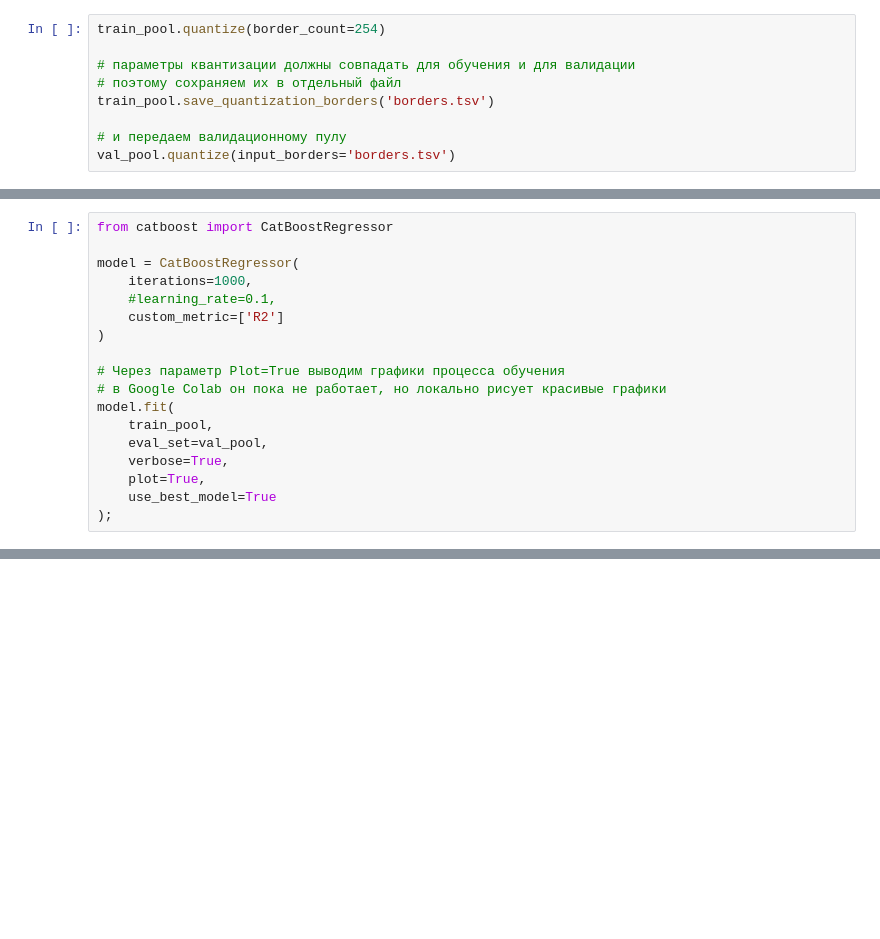
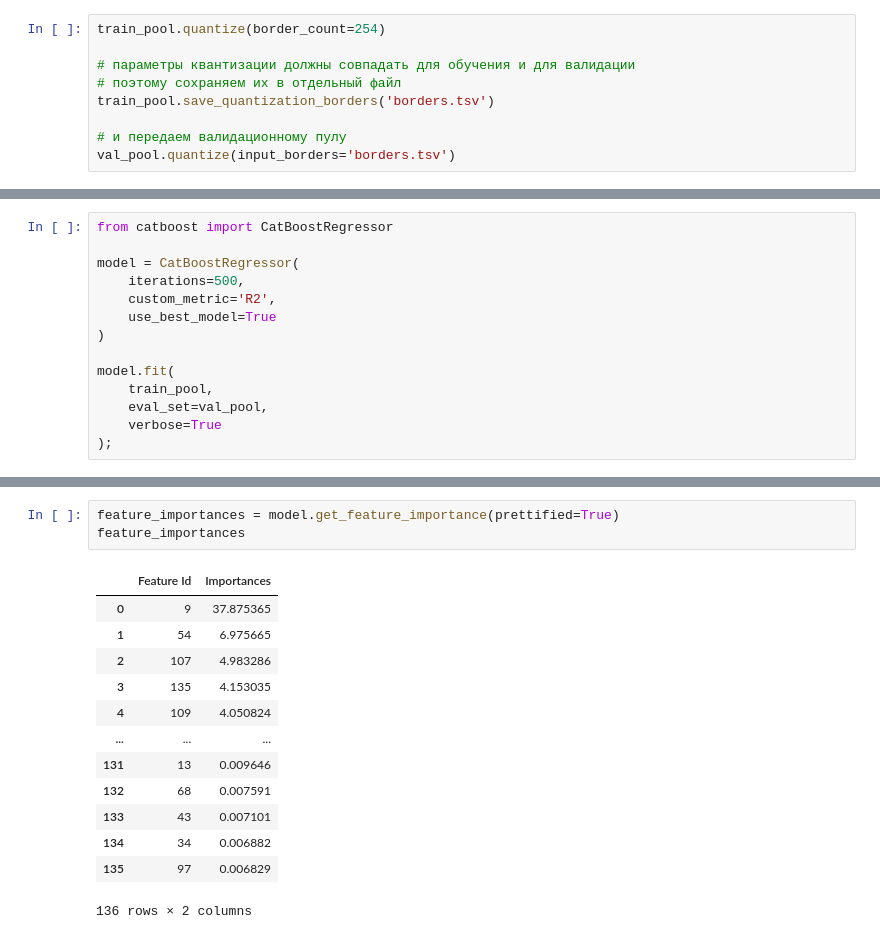
Before and after one commit to aboronilov/catboost_regression, a Jupyter notebook: catboost_regression.ipynb, the cells around one changed output, grey strips where cells are left out. Saved outputs shown, nothing was run; the diff lists cells and outputs as text; blank space fills up the shorter version.

Commit message:
feature importance added

```diff
--- a/catboost_regression.ipynb
+++ b/catboost_regression.ipynb
@@ -114,18 +132,14 @@ val_pool.quantize(input_borders='borders.tsv')
 from catboost import CatBoostRegressor
 
 model = CatBoostRegressor(
-    iterations=1000,
-    #learning_rate=0.1,
-    custom_metric=['R2']
+    iterations=500,
+    custom_metric='R2',
+    use_best_model=True
 )
 
-# Через параметр Plot=True выводим графики процесса обучения
-# в Google Colab он пока не работает, но локально рисует красивые графики
 model.fit(
     train_pool,
     eval_set=val_pool,
-    verbose=True,
-    plot=True,
-    use_best_model=True
+    verbose=True
 );
 # %% [output]
@@ -153,0 +171,17 @@ Shrink model to first 678 iterations.
+# %%
+feature_importances = model.get_feature_importance(prettified=True)
+feature_importances
+# %% [output]
+|  | Feature Id | Importances |
+| 0 | 9 | 37.875365 |
+| 1 | 54 | 6.975665 |
+| 2 | 107 | 4.983286 |
+| 3 | 135 | 4.153035 |
+| 4 | 109 | 4.050824 |
+| ... | ... | ... |
+| 131 | 13 | 0.009646 |
+| 132 | 68 | 0.007591 |
+| 133 | 43 | 0.007101 |
+| 134 | 34 | 0.006882 |
+| 135 | 97 | 0.006829 |
+136 rows × 2 columns
```
Also changed, not shown: parts of 14 cells of this notebook.
